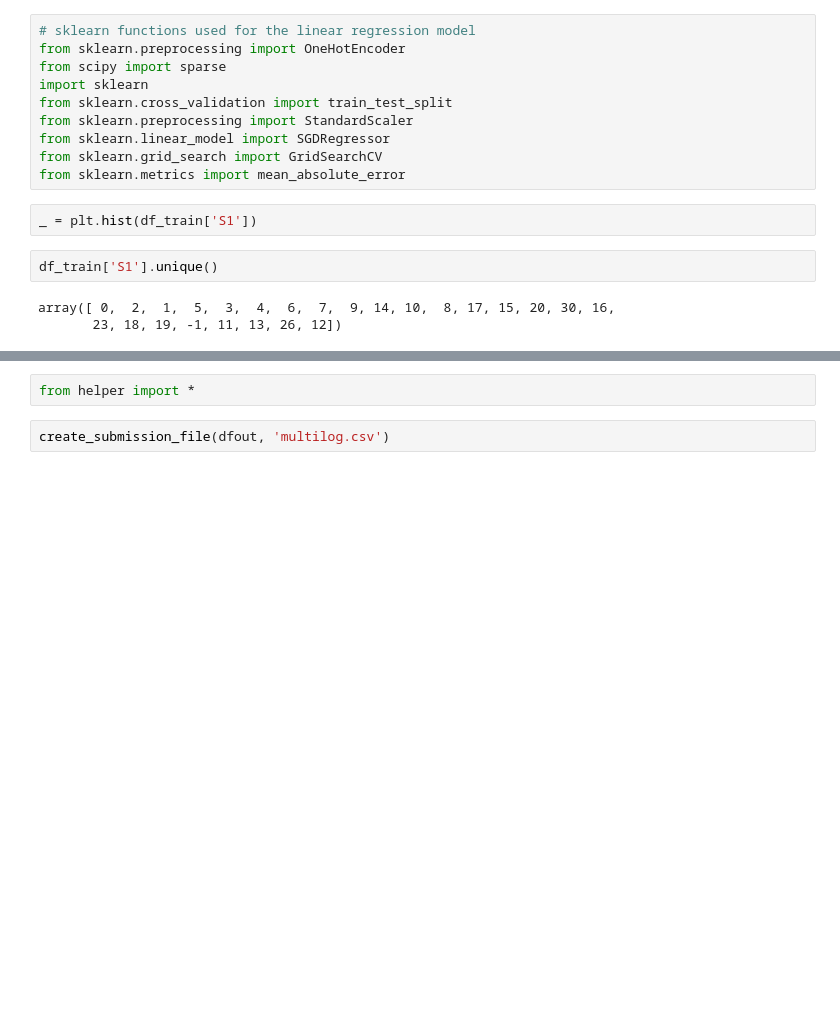
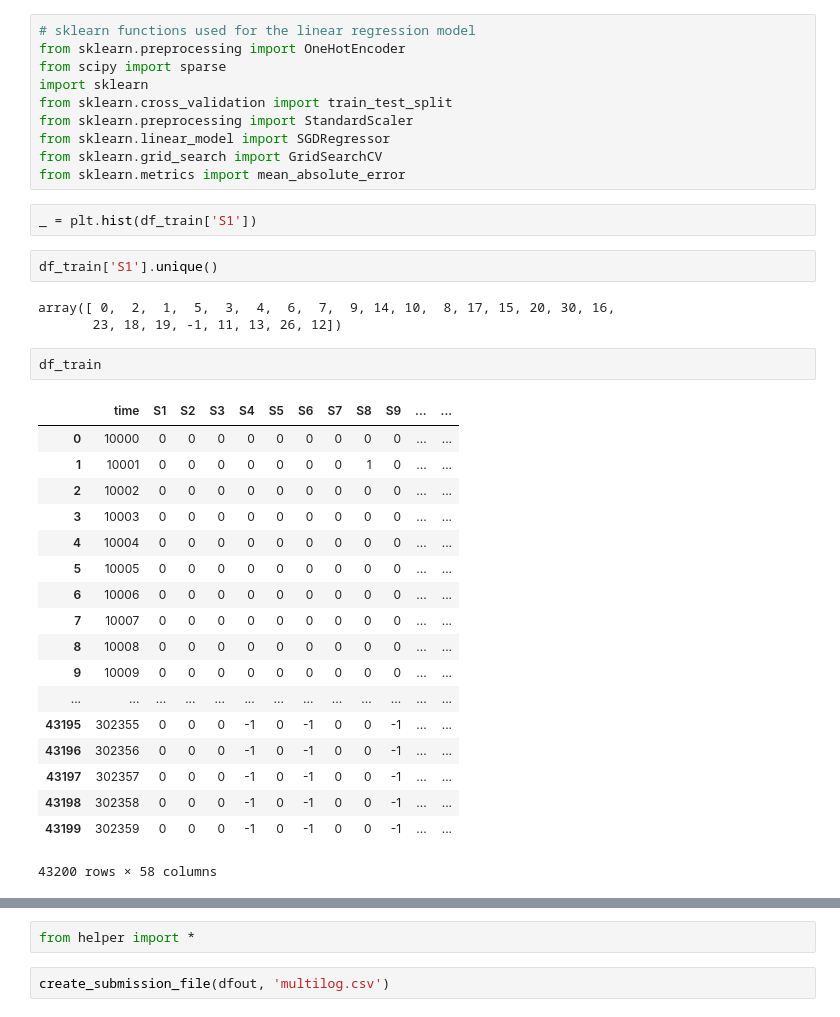
Before and after one commit to LeonhardFS/HumanFlow, a Jupyter notebook: Prediction.ipynb, the cells around one changed output, grey strips where cells are left out. Saved outputs shown, nothing was run; the diff lists cells and outputs as text; blank space fills up the shorter version.

```diff
--- a/Prediction.ipynb
+++ b/Prediction.ipynb
@@ -83,6 +82,27 @@ df_train['S1'].unique()
 # %% [output]
 array([ 0,  2,  1,  5,  3,  4,  6,  7,  9, 14, 10,  8, 17, 15, 20, 30, 16,
        23, 18, 19, -1, 11, 13, 26, 12])
+# %%
+df_train
+# %% [output]
+|  | time | S1 | S2 | S3 | S4 | S5 | S6 | S7 | S8 | S9 | ... | ... |
+| 0 | 10000 | 0 | 0 | 0 | 0 | 0 | 0 | 0 | 0 | 0 | ... | ... |
+| 1 | 10001 | 0 | 0 | 0 | 0 | 0 | 0 | 0 | 1 | 0 | ... | ... |
+| 2 | 10002 | 0 | 0 | 0 | 0 | 0 | 0 | 0 | 0 | 0 | ... | ... |
+| 3 | 10003 | 0 | 0 | 0 | 0 | 0 | 0 | 0 | 0 | 0 | ... | ... |
+| 4 | 10004 | 0 | 0 | 0 | 0 | 0 | 0 | 0 | 0 | 0 | ... | ... |
+| 5 | 10005 | 0 | 0 | 0 | 0 | 0 | 0 | 0 | 0 | 0 | ... | ... |
+| 6 | 10006 | 0 | 0 | 0 | 0 | 0 | 0 | 0 | 0 | 0 | ... | ... |
+| 7 | 10007 | 0 | 0 | 0 | 0 | 0 | 0 | 0 | 0 | 0 | ... | ... |
+| 8 | 10008 | 0 | 0 | 0 | 0 | 0 | 0 | 0 | 0 | 0 | ... | ... |
+| 9 | 10009 | 0 | 0 | 0 | 0 | 0 | 0 | 0 | 0 | 0 | ... | ... |
+| ... | ... | ... | ... | ... | ... | ... | ... | ... | ... | ... | ... | ... |
+| 43195 | 302355 | 0 | 0 | 0 | -1 | 0 | -1 | 0 | 0 | -1 | ... | ... |
+| 43196 | 302356 | 0 | 0 | 0 | -1 | 0 | -1 | 0 | 0 | -1 | ... | ... |
+| 43197 | 302357 | 0 | 0 | 0 | -1 | 0 | -1 | 0 | 0 | -1 | ... | ... |
+| 43198 | 302358 | 0 | 0 | 0 | -1 | 0 | -1 | 0 | 0 | -1 | ... | ... |
+| 43199 | 302359 | 0 | 0 | 0 | -1 | 0 | -1 | 0 | 0 | -1 | ... | ... |
+43200 rows × 58 columns
 # %%
 ## function to compute results for a basic multinomial, logistic model
 def MultinomialTimeModel(df):
```
Also changed, not shown: parts of 6 cells of this notebook, 2 other files.
